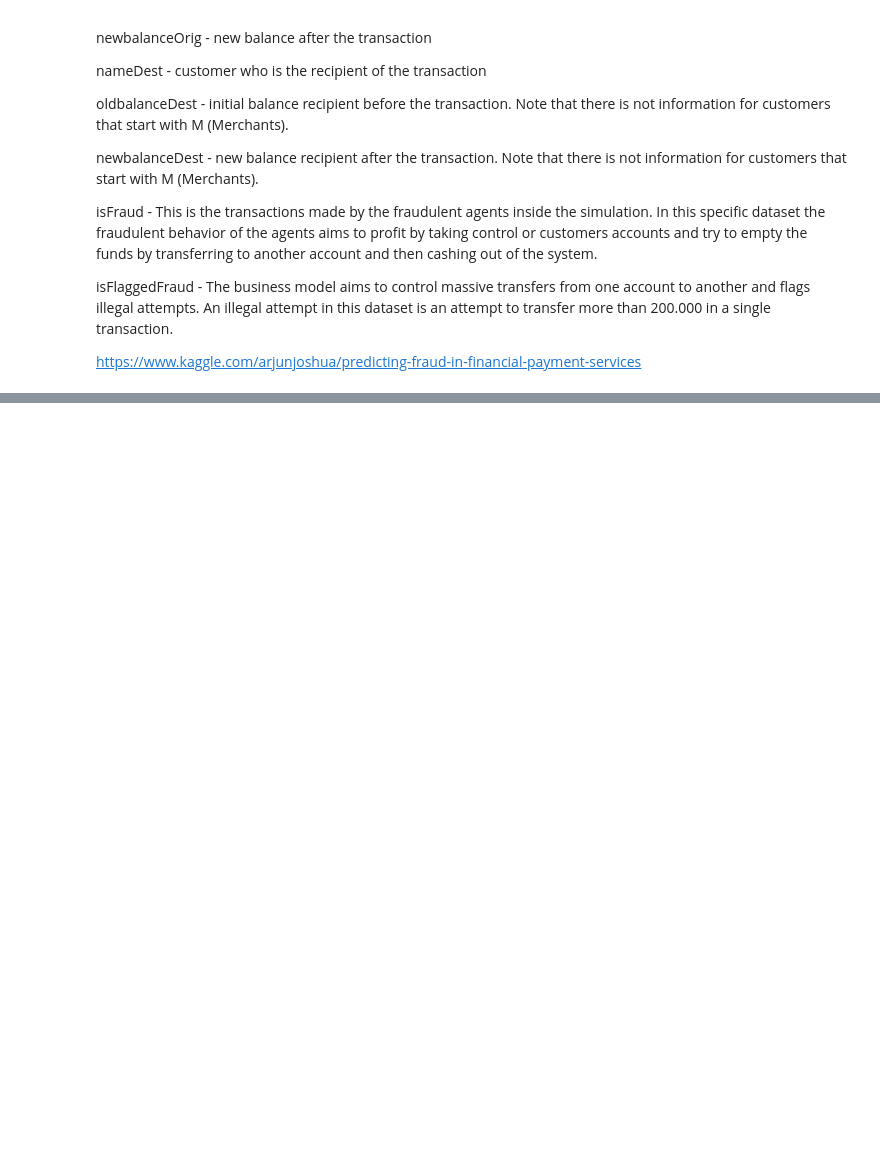
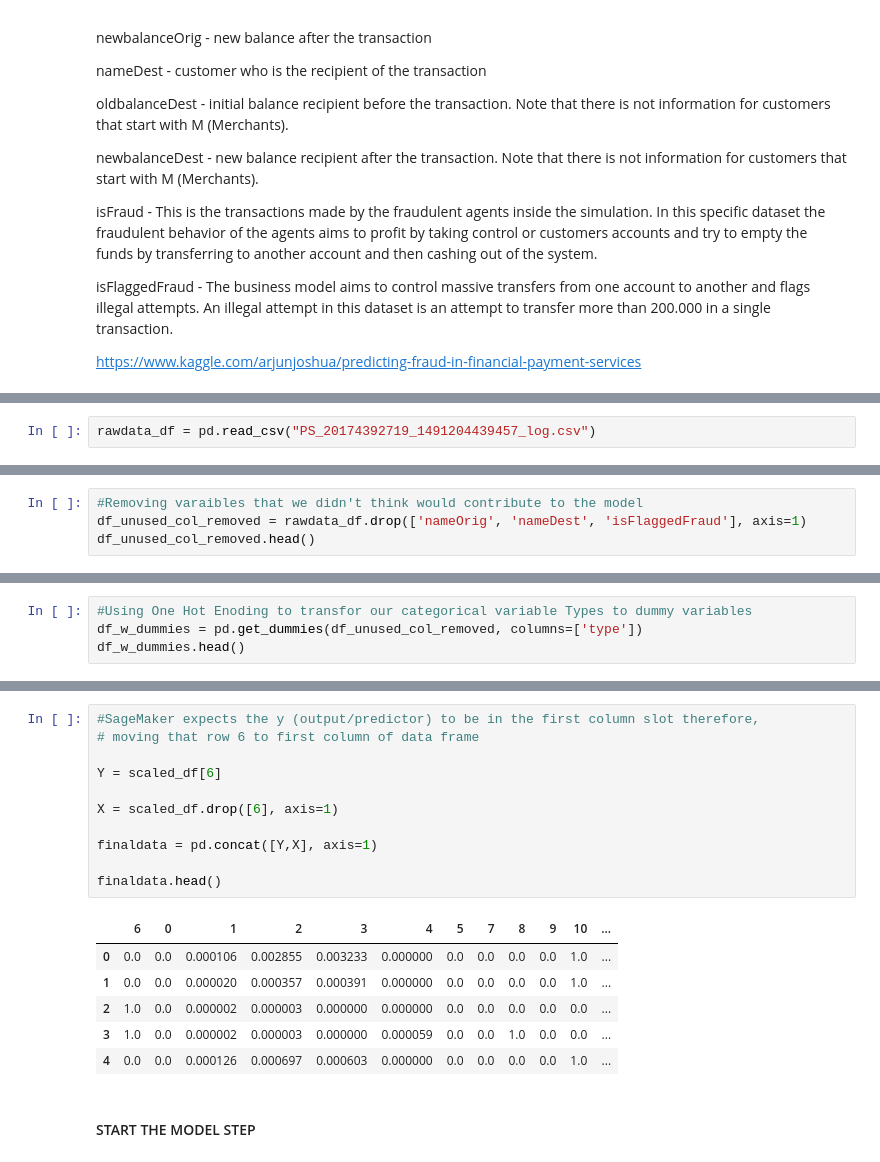
Before and after one commit to aagarwalgit/aws-bankfraud, a Jupyter notebook: Data_Exploration-Copy3.ipynb, the cells around one changed output, grey strips where cells are left out. Cells and saved outputs as stored; diff of their text form; blank space fills up the shorter version.

Commit message:
Finalish model

```diff
--- a/Data_Exploration-Copy3.ipynb
+++ b/Data_Exploration-Copy3.ipynb
@@ -224,0 +39,2 @@ pd.crosstab(index=test_data.iloc[:5000, 0], columns=np.round(predictions), rowna
+# %%
+rawdata_df = pd.read_csv("PS_20174392719_1491204439457_log.csv")
@@ -224,0 +68,4 @@ pd.crosstab(index=test_data.iloc[:5000, 0], columns=np.round(predictions), rowna
+# %%
+#Removing varaibles that we didn't think would contribute to the model
+df_unused_col_removed = rawdata_df.drop(['nameOrig', 'nameDest', 'isFlaggedFraud'], axis=1)
+df_unused_col_removed.head()
@@ -224,0 +79,4 @@ pd.crosstab(index=test_data.iloc[:5000, 0], columns=np.round(predictions), rowna
+# %%
+#Using One Hot Enoding to transfor our categorical variable Types to dummy variables
+df_w_dummies = pd.get_dummies(df_unused_col_removed, columns=['type'])
+df_w_dummies.head()
@@ -224,0 +105,20 @@ pd.crosstab(index=test_data.iloc[:5000, 0], columns=np.round(predictions), rowna
+# %%
+#SageMaker expects the y (output/predictor) to be in the first column slot therefore,
+# moving that row 6 to first column of data frame
+
+Y = scaled_df[6]
+
+X = scaled_df.drop([6], axis=1)
+
+finaldata = pd.concat([Y,X], axis=1)
+
+finaldata.head()
+# %% [output]
+|  | 6 | 0 | 1 | 2 | 3 | 4 | 5 | 7 | 8 | 9 | 10 | ... |
+| 0 | 0.0 | 0.0 | 0.000106 | 0.002855 | 0.003233 | 0.000000 | 0.0 | 0.0 | 0.0 | 0.0 | 1.0 | ... |
+| 1 | 0.0 | 0.0 | 0.000020 | 0.000357 | 0.000391 | 0.000000 | 0.0 | 0.0 | 0.0 | 0.0 | 1.0 | ... |
+| 2 | 1.0 | 0.0 | 0.000002 | 0.000003 | 0.000000 | 0.000000 | 0.0 | 0.0 | 0.0 | 0.0 | 0.0 | ... |
+| 3 | 1.0 | 0.0 | 0.000002 | 0.000003 | 0.000000 | 0.000059 | 0.0 | 0.0 | 1.0 | 0.0 | 0.0 | ... |
+| 4 | 0.0 | 0.0 | 0.000126 | 0.000697 | 0.000603 | 0.000000 | 0.0 | 0.0 | 0.0 | 0.0 | 1.0 | ... |
+# %% [markdown]
+#### START THE MODEL STEP
```
Also changed, not shown: parts of 45 cells of this notebook, 2 other files.
